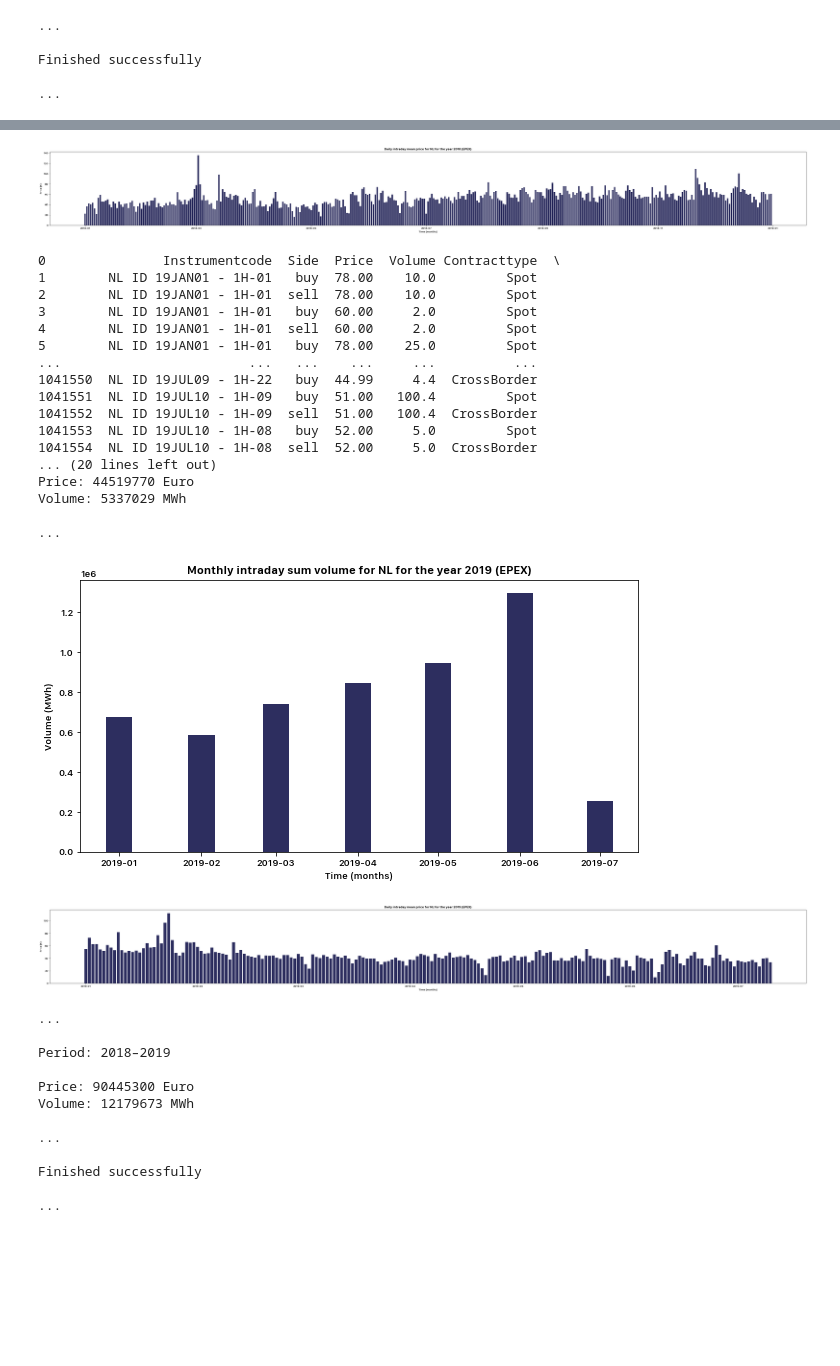
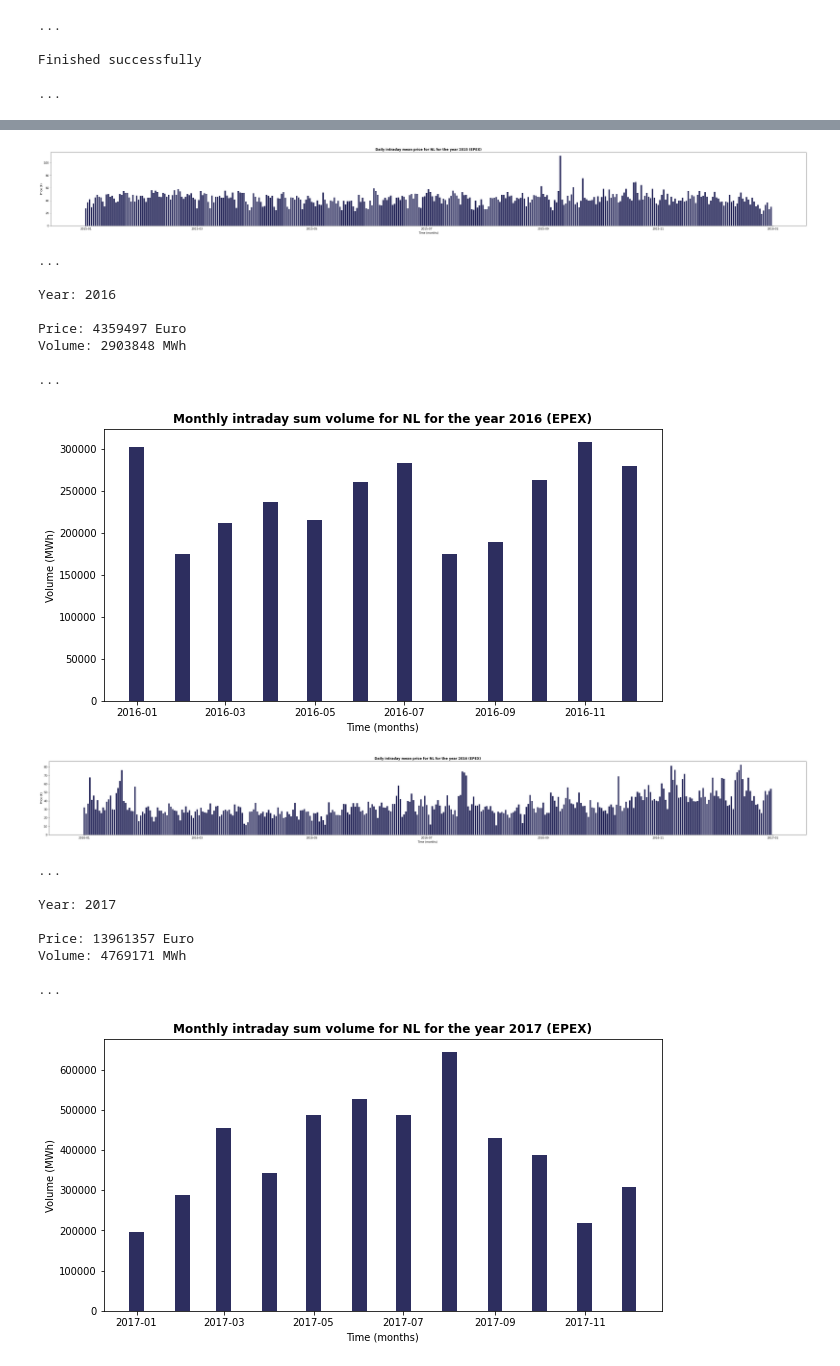
Before and after one commit to timovijn/ElectricityPriceForecasting, a Jupyter notebook: epex/epex.ipynb, the cells around one changed output, grey strips where cells are left out. Cells and saved outputs as stored; diff of their text form; code cells hidden in the pictures; blank space fills up the shorter version.

```diff
--- a/epex/epex.ipynb
+++ b/epex/epex.ipynb
@@ -42,6 +42,10 @@ print('')
 Finished successfully
 
 ...
+# %%
+# years = ['2006','2007','2008','2009','2010','2011','2012','2013','2014','2015','2016','2017','2018','2019']
+years = ['2015','2016','2017','2018','2019']
+country = 'NL'
 # %%
 # # RAW (ID)
 
@@ -236,10 +246,6 @@ Finished successfully
 # print(big_df)
 # %%
 # INTRADAY (ID)
-
-# years = ['2006','2007','2008','2009','2010','2011','2012','2013','2014','2015','2016','2017','2018','2019']
-years = ['2018','2019']
-country = 'NL'
 
 dfo = pd.DataFrame()
 dfo_group = pd.DataFrame()
@@ -254,8 +260,6 @@ for y in years:
     i = years.index(y)
 
     df = pd.read_pickle(f"./{y}_Intraday.pkl")
-    print(df)
-
     # df['Price'] = df['Price'].astype('float')
     # df['Volume'] = df['Volume'].astype('float')
     # print(df['Price'])
@@ -270,6 +274,10 @@ for y in years:
     price_sell = df.loc[df['Contracttype'] == 'Spot'].loc[df['Side'] == 'sell', 'Price'].sum()
 
     df_group = df.drop(['Instrumentcode', 'Contracttype', 'Side'], axis=1).groupby([(df['Date'].dt.year),(df['Date'].dt.month)]).sum()
+    # df.columns = df.iloc[0]
+
+
+
     df_group['Date'] = df_group.index
     df_group['Date'] = pd.to_datetime(df_group['Date'], format='(%Y, %m)')
 
@@ -325,8 +333,8 @@ print(colored('...','white'))
 print('')
 print(colored(f'Period: {years[0]}–{years[-1]}', 'blue'))
 print('')
-print(colored(f'Price: {int(round(sum(price)))} Euro', 'blue'))
-print(colored(f'Volume: {int(round(sum(volume)))} MWh', 'blue'))
+print(colored(f'Price (sum): {int(round(sum(price)))} Euro', 'blue'))
+print(colored(f'Volume (sum): {int(round(sum(volume)))} MWh', 'blue'))
 print('')
 
 dfo['Time to delivery'] = dfo['Date'] - dfo['Creation timestamp (GMT)']
@@ -361,32 +363,20 @@ Volume: 6842644 MWh
-[figure, old version]
+[figure, new version]
-0               Instrumentcode  Side  Price  Volume Contracttype  \
-1        NL ID 19JAN01 - 1H-01   buy  78.00    10.0         Spot
-2        NL ID 19JAN01 - 1H-01  sell  78.00    10.0         Spot
-3        NL ID 19JAN01 - 1H-01   buy  60.00     2.0         Spot
-4        NL ID 19JAN01 - 1H-01  sell  60.00     2.0         Spot
-5        NL ID 19JAN01 - 1H-01   buy  78.00    25.0         Spot
-...                        ...   ...    ...     ...          ...
-1041550  NL ID 19JUL09 - 1H-22   buy  44.99     4.4  CrossBorder
-1041551  NL ID 19JUL10 - 1H-09   buy  51.00   100.4         Spot
-1041552  NL ID 19JUL10 - 1H-09  sell  51.00   100.4  CrossBorder
-1041553  NL ID 19JUL10 - 1H-08   buy  52.00     5.0         Spot
-1041554  NL ID 19JUL10 - 1H-08  sell  52.00     5.0  CrossBorder
-... (20 lines left out)
-Price: 44519770 Euro
-Volume: 5337029 MWh
+...
+
+Year: 2016
+
+Price: 4359497 Euro
+Volume: 2903848 MWh
 
 ...
-[figure, old version]
+[figure, new version]
-[figure, old version]
+[figure, new version]
 ...
 
-Period: 2018–2019
+Year: 2017
 
-Price: 90445300 Euro
-Volume: 12179673 MWh
+Price: 13961357 Euro
+Volume: 4769171 MWh
 
 ...
-
-Finished successfully
-
-...
+[figure, added]
```
Also changed, not shown: parts of 8 cells of this notebook, 12 other files.
